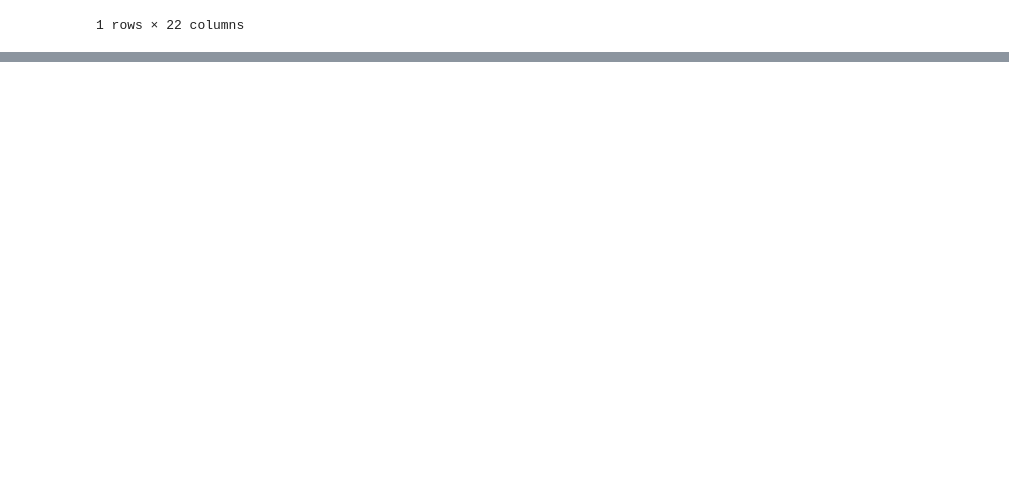
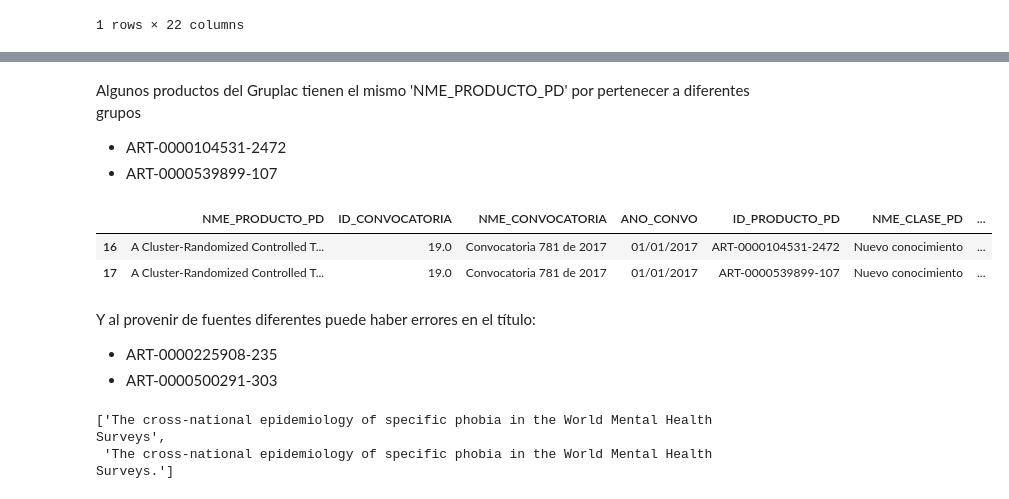
Before and after one commit to colav-playground/open_scienti, a Jupyter notebook: open.ipynb, the cells around one changed output, grey strips where cells are left out. Drawn from its saved outputs; the diff is of its cells as text; code cells hidden in the pictures; blank space fills up the shorter version.

```diff
--- a/open.ipynb
+++ b/open.ipynb
@@ -202,0 +384,21 @@ co[co.title.str.lower().apply(unidecode).str.contains('^rosuvastatin' )]
+# %% [markdown]
+Algunos productos del Gruplac tienen el mismo 'NME_PRODUCTO_PD'  por pertenecer a diferentes grupos
+* ART-0000104531-2472
+* ART-0000539899-107
+# %%
+kk[kk.duplicated(subset='NME_PRODUCTO_PD',keep=False)
+  ].sort_values('NME_PRODUCTO_PD'
+  )[['NME_PRODUCTO_PD']].merge(df,on='NME_PRODUCTO_PD',how='left')[16:][:2]
+# %% [output]
+|  | NME_PRODUCTO_PD | ID_CONVOCATORIA | NME_CONVOCATORIA | ANO_CONVO | ID_PRODUCTO_PD | NME_CLASE_PD | ... |
+| 16 | A Cluster-Randomized Controlled T... | 19.0 | Convocatoria 781 de 2017 | 01/01/2017 | ART-0000104531-2472 | Nuevo conocimiento | ... |
+| 17 | A Cluster-Randomized Controlled T... | 19.0 | Convocatoria 781 de 2017 | 01/01/2017 | ART-0000539899-107 | Nuevo conocimiento | ... |
+# %% [markdown]
+Y al provenir de fuentes diferentes puede haber errores en el título:
+* ART-0000225908-235
+* ART-0000500291-303
+# %%
+mt[mt['lens_id']=='000-169-635-436-312'][['ID_PRODUCTO_PD']].merge(df,on='ID_PRODUCTO_PD',how='left').NME_PRODUCTO_PD.to_list()
+# %% [output]
+['The cross-national epidemiology of specific phobia in the World Mental Health Surveys',
+ 'The cross-national epidemiology of specific phobia in the World Mental Health Surveys.']
```
Also changed, not shown: parts of 61 cells of this notebook.
